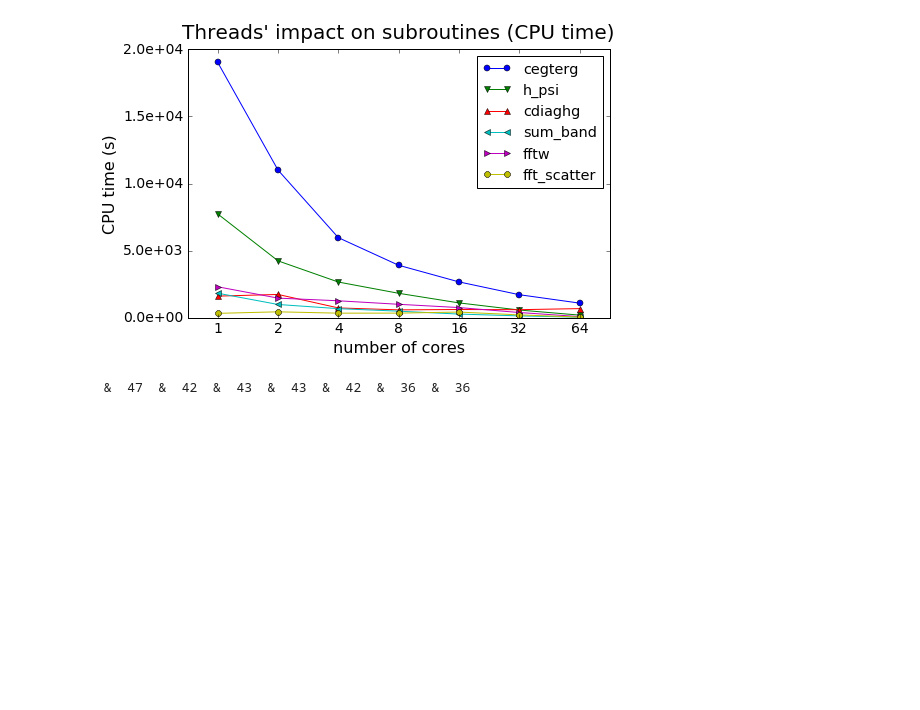
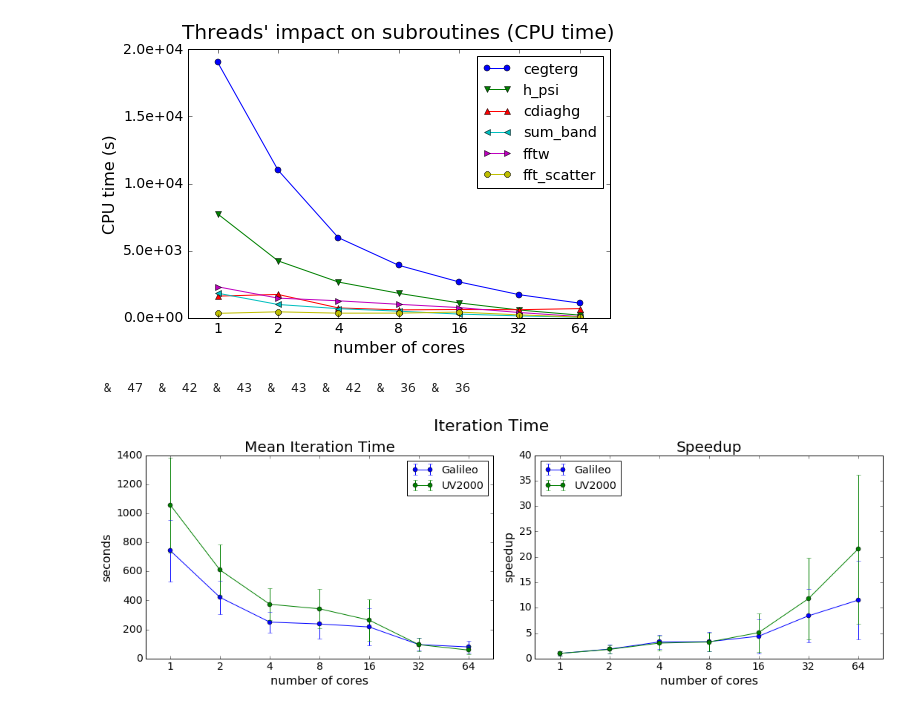
Before and after one commit to gioruffa/qetools, a Jupyter notebook: plotter.ipynb, the cells around one changed output. Cells and saved outputs as stored; diff of their text form; code cells hidden in the pictures; blank space fills up the shorter version.

```diff
--- a/plotter.ipynb
+++ b/plotter.ipynb
@@ -2025,3 +2028,25 @@ for it,cores in tio_MP_GoodRun.getIterationsNumPerRun() :
     print ' & ',str(it),
 # %% [output]
  &  47  &  42  &  43  &  43  &  42  &  36  &  36
+# %%
+#
+# TESI
+#
+FISSA I COLORI CON VARIABILE
+
+fig,axes = plt.subplots(1,2)
+fig.set_size_inches(15,5)
+fig.suptitle("Iteration Time",y=1.04)
+cinTioExpF.plotIterationTrend(axes=axes[0],figure=fig,label="Galileo",errorColor='b')
+tioSgiF.plotIterationTrend(axes=axes[0],figure=fig,label="UV2000")
+axes[0].set_title("Mean Iteration Time")
+axes[0].set_xlabel("number of cores")
+
+cinTioExp.plotIterationTrend(axesTitle="TiO Comparison",speedup=True,axes=axes[1],figure=fig,label="Galileo",errorColor='b')
+tioSgi.plotIterationTrend(axesTitle="TiO Comparison",speedup=True,axes=axes[1],figure=fig,label="UV2000")
+axes[1].set_title("Speedup")
+axes[1].set_xlabel("number of cores")
+fig.tight_layout()
+fig.savefig('/tmp/arch_compare_iterations.pdf',bbox_inches='tight')
+# %% [output]
+[figure, added]
```
Also changed, not shown: parts of 1 cell of this notebook, 2 other files.
